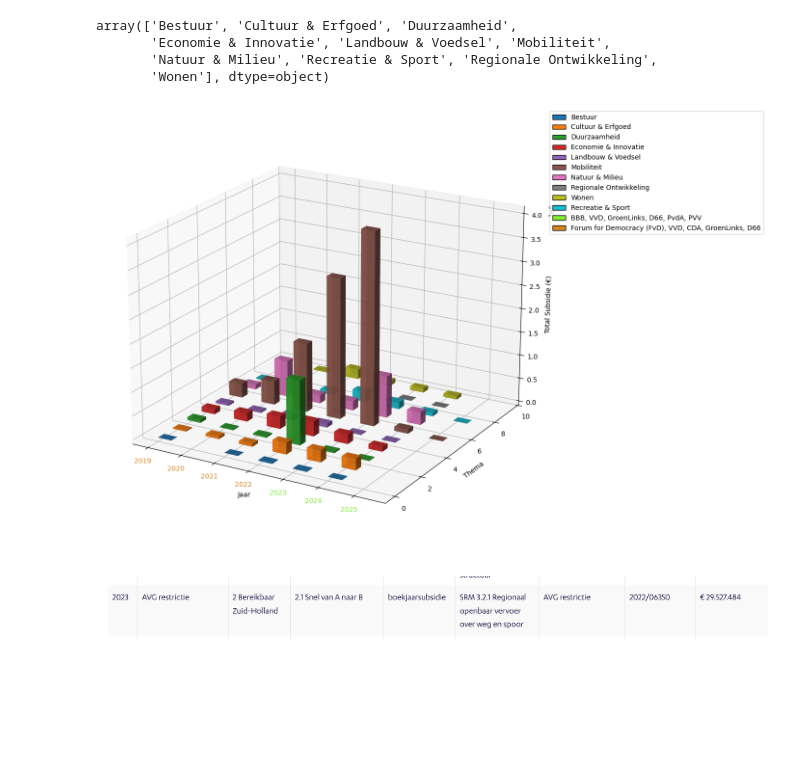
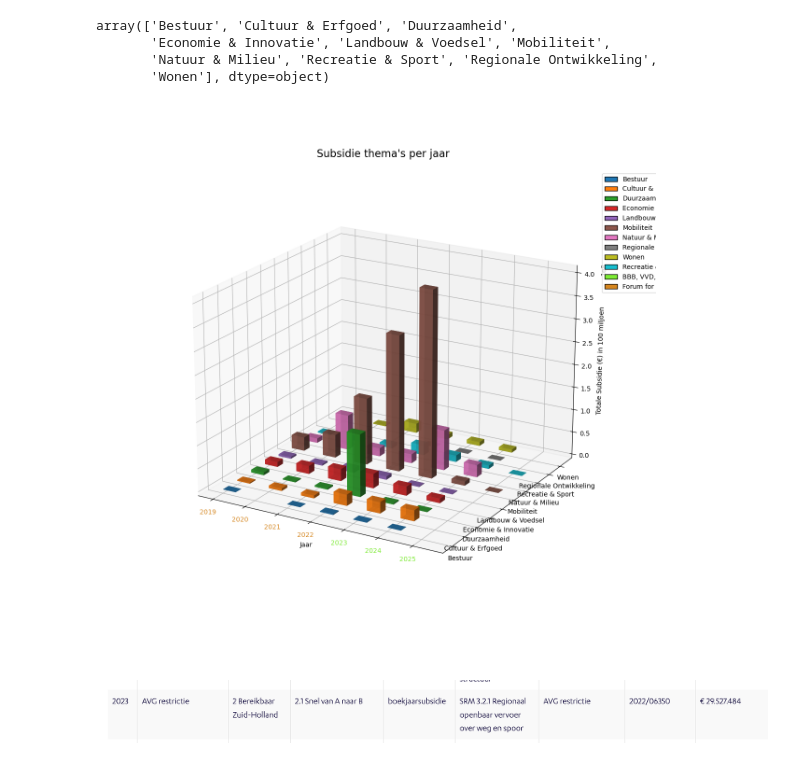
Before and after one commit to MW-88/pzh_subsidie_analyze, a Jupyter notebook: main.ipynb, the cells around one changed output. Drawn from its saved outputs; the diff is of its cells as text; code cells hidden in the pictures; blank space fills up the shorter version.

```diff
--- a/main.ipynb
+++ b/main.ipynb
@@ -153,6 +153,7 @@ array(['Bestuur', 'Cultuur & Erfgoed', 'Duurzaamheid',
 # %%
 # Create a 3D bar chart with the colours of the years for which political coalition was in charge and
 # x-axis: year which colour for political party, y-axis: the theme, z-axis: the total amount of granted subsidy.
+%matplotlib widget
 parties_colors = {
     "BBB, VVD, GroenLinks, D66, PvdA, PVV":  "#7deb34",
     "Forum for Democracy (FvD), VVD, CDA, GroenLinks, D66": "#d6861e",
@@ -247,37 +248,38 @@ ax.set_xticklabels(x_labels)
 
 # Now color each x-tick label by the parties that apply to its year
 for i, tick_label in enumerate(ax.get_xticklabels()):
     year = unique_years[i]
     # Figure out which parties are associated with this year
     party_str = map_parties(year)
     # Look up the color (or default to black if not found)
     color = parties_colors.get(party_str, "black")
     tick_label.set_color(color)
 
 # (Optional) Add an extra legend for the parties color coding
 
 #ax.legend(
 #    handles=party_legend_patches,
 #    title="Partijen (X-axis)",
 #    loc='lower left',
 #    bbox_to_anchor=(1.0, 0.6)
 #)
 
 # -----------------------------------------------------------
 # 9) Y-axis & Z-axis formatting
 # -----------------------------------------------------------
-#ax.set_yticks(range(len(unique_themas)))
-#ax.set_yticklabels(unique_themas)
-ax.set_ylabel('Thema')
-ax.set_zlabel('Total Subsidie (€)')
+ax.set_title("Subsidie thema's per jaar", fontsize=16, pad=20)
+ax.set_yticks(range(len(unique_themas)))
+ax.set_yticklabels(unique_themas)
+ax.set_ylabel('')
+ax.set_zlabel('Totale Subsidie (€) in 100 miljoen')
 ax.set_xlabel('Jaar')
 
 # Adjust the viewing angle for clarity
 ax.view_init(elev=20, azim=-60)
 
 plt.tight_layout()
 plt.show()
 # %% [output]
-[figure, old version]
+[figure, new version]
 # %% [markdown]
 ![image.png](attachment:image.png)
```
Also changed, not shown: parts of 1 cell of this notebook.
